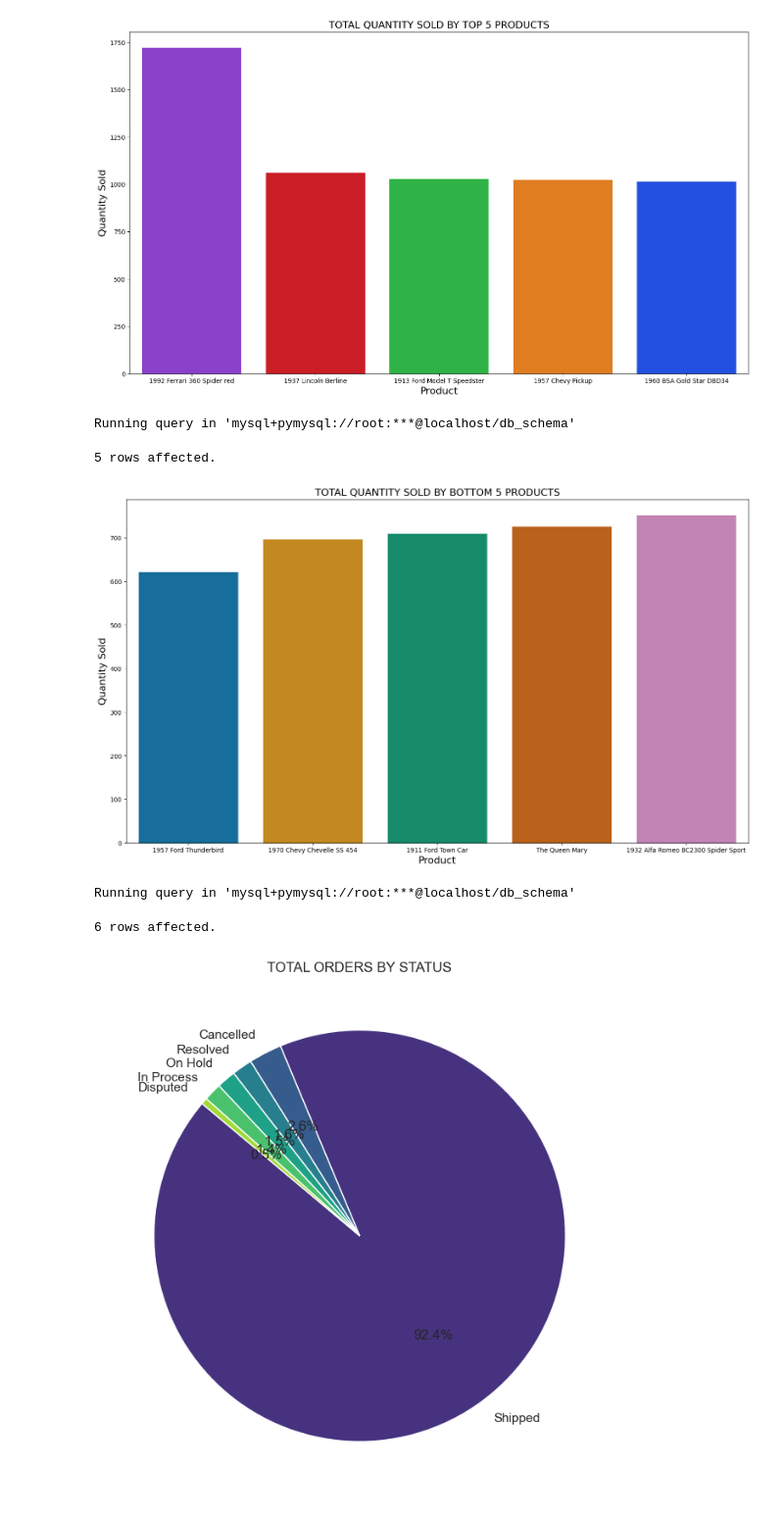
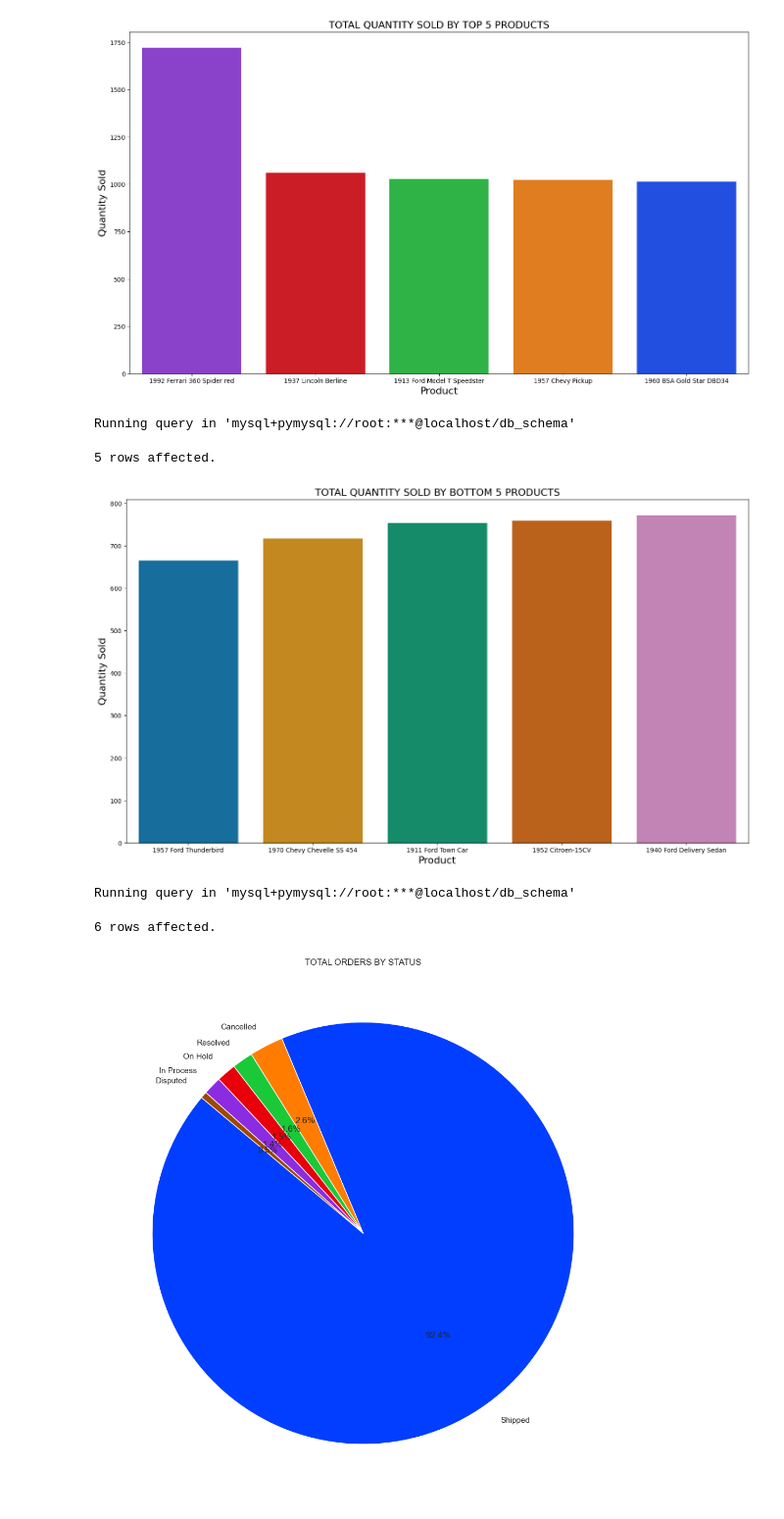
Before and after one commit to Dedamola1/Customer_and_Product_Analysis, a Jupyter notebook: Products EDA.ipynb, the cells around one changed output. Shown at 98% size. Drawn from its saved outputs; the diff is of its cells as text; code cells hidden in the pictures.

```diff
--- a/Products EDA.ipynb
+++ b/Products EDA.ipynb
@@ -117,7 +117,7 @@ Running query in 'mysql+pymysql://root:***@localhost/db_schema'
 5 rows affected.
 [figure]
 # %%
-data = %sql SELECT `productName`, SUM(`quantityOrdered`) AS total_quantity_sold FROM products_new pn JOIN orderdetails od ON od.`productCode` = pn.`productCode` JOIN orders_new odn ON odn.`orderNumber` = od.`orderNumber` WHERE odn.status = 'Shipped' GROUP BY `productName` ORDER BY total_quantity_sold ASC LIMIT 5;
+data = %sql SELECT `productName`, SUM(`quantityOrdered`) AS total_quantity_sold FROM products_new pn JOIN orderdetails od ON od.`productCode` = pn.`productCode` JOIN orders_new odn ON odn.`orderNumber` = od.`orderNumber` WHERE odn.`status` IN ('Shipped', 'Resolved') GROUP BY `productName` ORDER BY total_quantity_sold ASC LIMIT 5;
 df = data.DataFrame()
 
 # Create the barplot without hue
@@ -135,24 +135,24 @@ plt.show()
 # %% [output]
 Running query in 'mysql+pymysql://root:***@localhost/db_schema'
 5 rows affected.
-[figure, old version]
+[figure, new version]
 # %%
 # Run the SQL query and load data into a DataFrame
 data = %sql SELECT odn.status, COUNT(od.`orderNumber`) AS total_orders, ROUND((COUNT(od.`orderNumber`) * 100.0) / SUM(COUNT(od.`orderNumber`)) OVER (),1) AS orders_percentage FROM orderdetails od JOIN orders_new odn ON odn.`orderNumber` = od.`orderNumber`  GROUP BY odn.status ORDER BY total_orders DESC;
 df = data.DataFrame()
 
 # Set Seaborn theme
 sns.set_theme(style="whitegrid")
 
 # Plotting the pie chart
-plt.figure(figsize=(8, 8))
-plt.pie(df['orders_percentage'], labels=df['status'], autopct='%1.1f%%', startangle=140, colors=sns.color_palette("viridis", len(df)))
+plt.figure(figsize=(18, 13))
+plt.pie(df['orders_percentage'], labels=df['status'], autopct='%1.1f%%', startangle=140, colors=sns.color_palette("bright", len(df)))
 
 # Title and display
 plt.title("Total Orders by Status".upper())
 plt.show()
 # %% [output]
 Running query in 'mysql+pymysql://root:***@localhost/db_schema'
 6 rows affected.
-[figure, old version]
+[figure, new version]
 # %%
```
Also changed, not shown: parts of 10 cells of this notebook, 5 other files.
